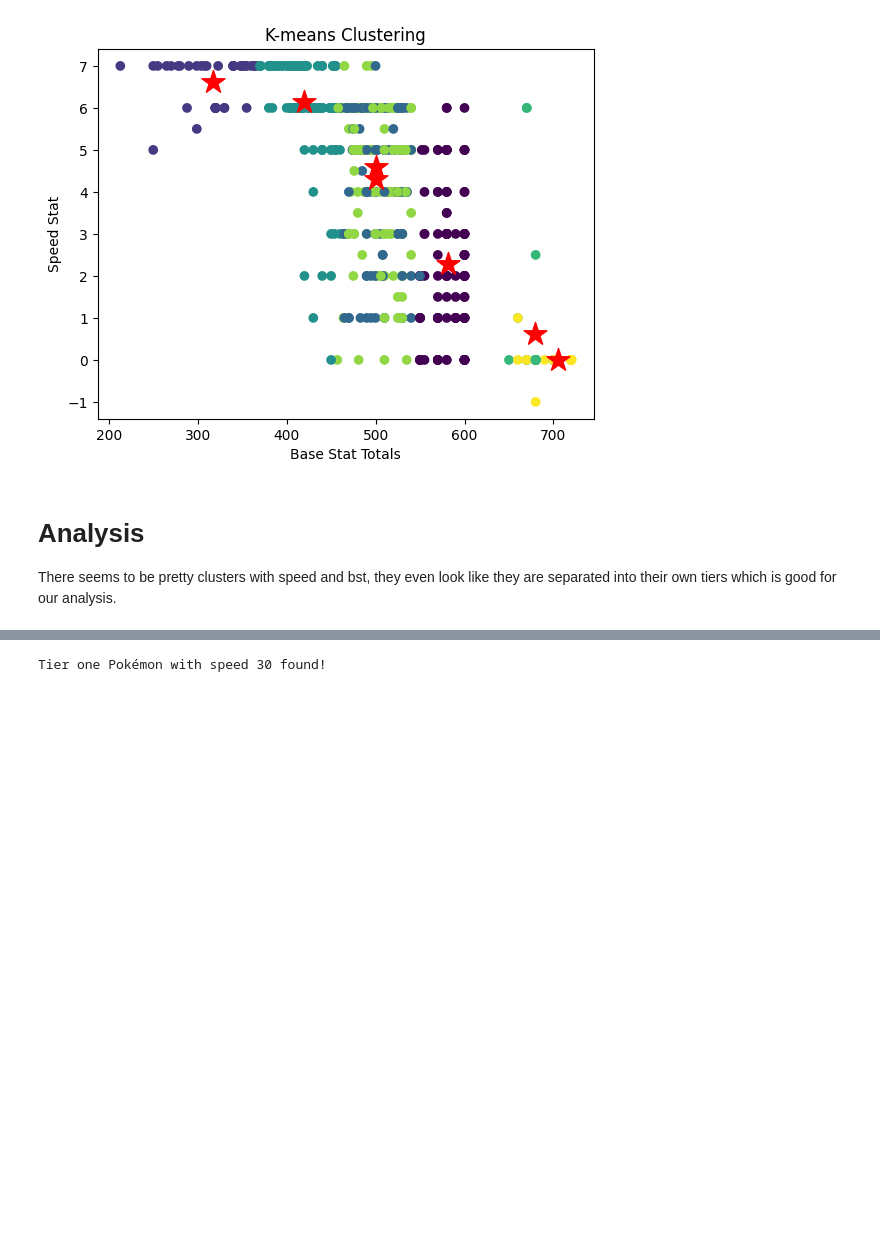
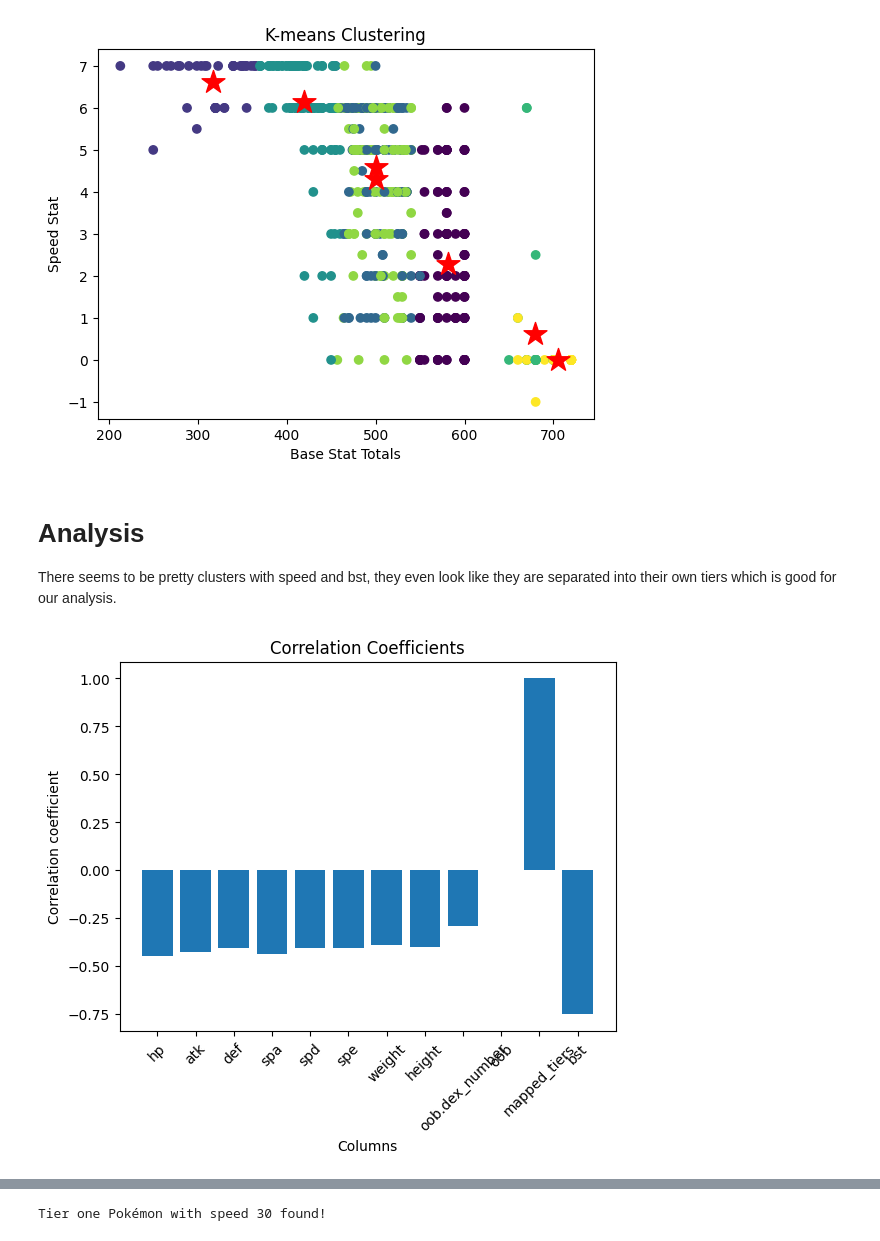
Before and after one commit to Brennan-Chan/Final-Project-Algorithms, a Jupyter notebook: Comp poke.ipynb, the cells around one changed output, grey strips where cells are left out. Cells and saved outputs as stored; diff of their text form; code cells hidden in the pictures; blank space fills up the shorter version.

Commit message:
Added a correlation matrix and some more yapping

```diff
--- a/Comp poke.ipynb
+++ b/Comp poke.ipynb
@@ -235,3 +235,18 @@ plt.show()
 # %% [markdown]
 # Analysis
 There seems to be pretty clusters with speed and bst, they even look like they are separated into their own tiers which is good for our analysis.
+# %%
+temp_corr_df = bst_df.select_dtypes(include=['number'])
+
+
+correlation_matrix = temp_corr_df.corrwith(temp_corr_df['mapped_tiers'])
+abs_correlation_matrix = correlation_matrix.abs()
+
+plt.bar(correlation_matrix.index, correlation_matrix)
+plt.xlabel('Columns')
+plt.ylabel('Correlation coefficient')
+plt.title('Correlation Coefficients')
+plt.xticks(rotation=45)  # Rotate x-axis labels for better visibility
+plt.show()
+# %% [output]
+[figure, added]
```
Also changed, not shown: parts of 9 cells of this notebook.
